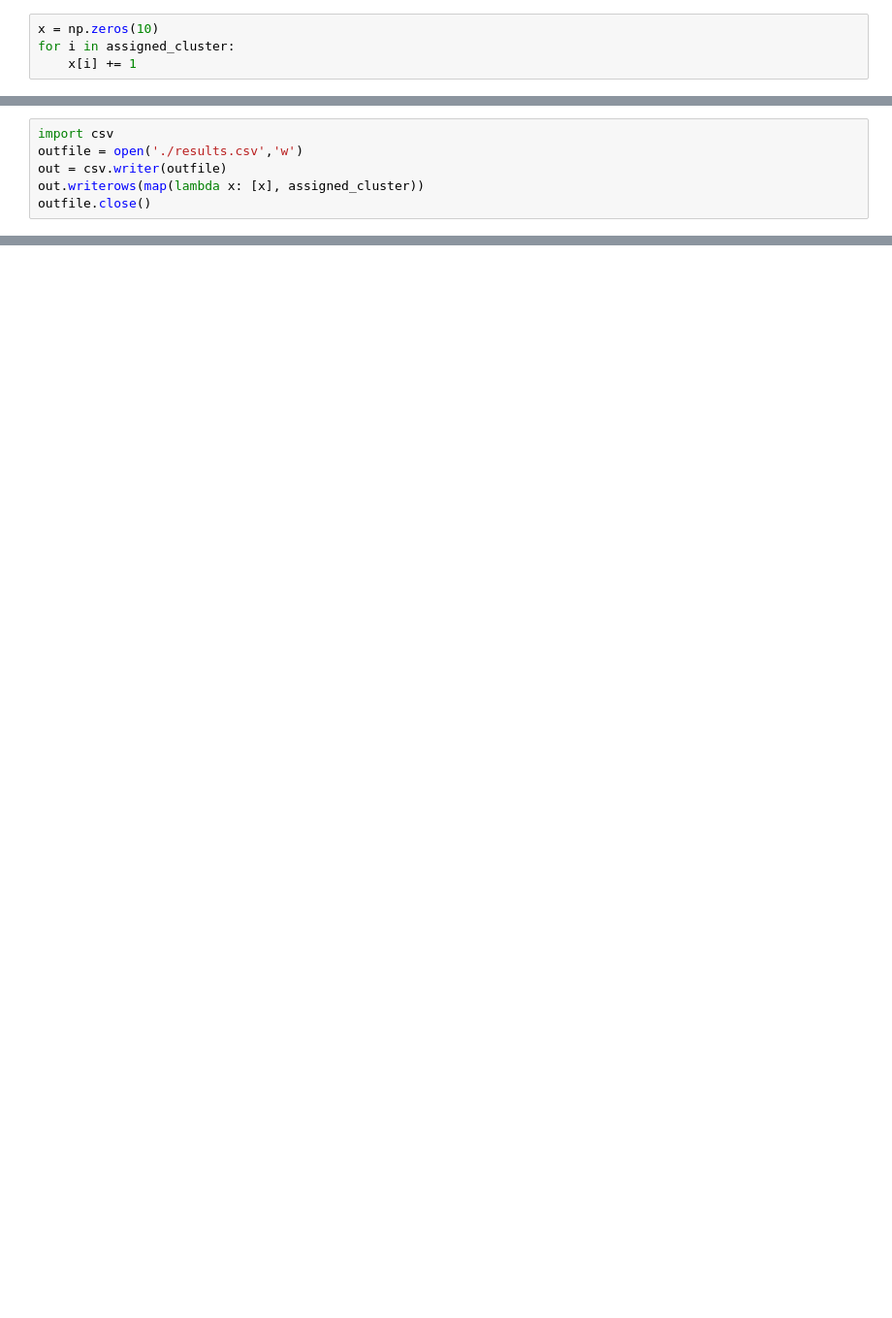
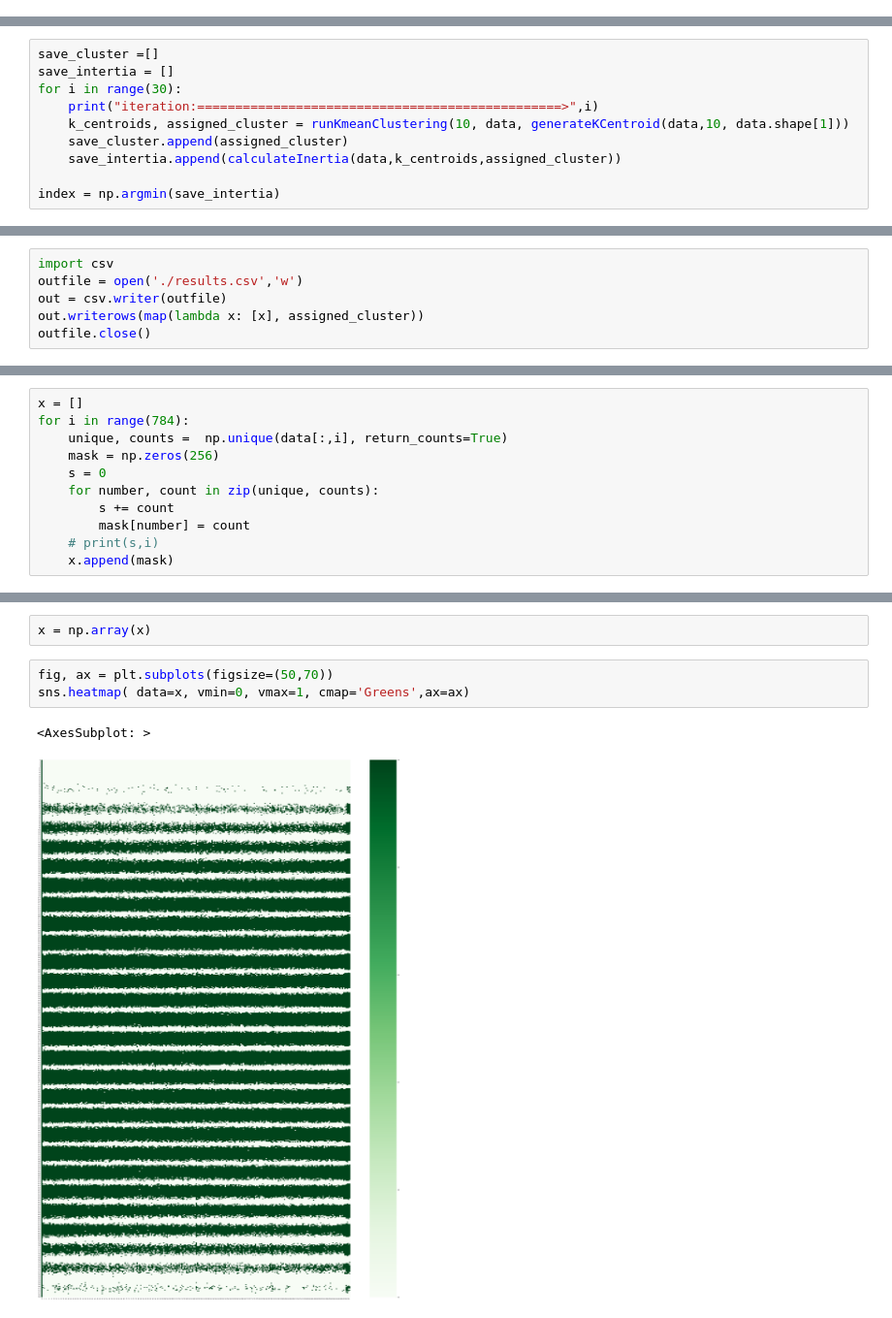
Before and after one commit to bhaba-ranjan/clustering, a Jupyter notebook: k-means.ipynb, the cells around one changed output, grey strips where cells are left out. Shown at 97% size. Saved outputs shown, nothing was run; the diff lists cells and outputs as text; blank space fills up the shorter version.

Commit message:
fix: k-means clustering

```diff
--- a/k-means.ipynb
+++ b/k-means.ipynb
@@ -97,4 +112,0 @@ cluster does not have any data points:  1
-# %%
-x = np.zeros(10)
-for i in assigned_cluster:
-    x[i] += 1
@@ -102,0 +113,10 @@ assigned_cluster += 1
+# %%
+save_cluster =[]
+save_intertia = []
+for i in range(30):
+    print("iteration:================================================>",i)
+    k_centroids, assigned_cluster = runKmeanClustering(10, data, generateKCentroid(data,10, data.shape[1]))
+    save_cluster.append(assigned_cluster)
+    save_intertia.append(calculateInertia(data,k_centroids,assigned_cluster))
+
+index = np.argmin(save_intertia)
@@ -112,0 +189,11 @@ outfile.close()
+# %%
+x = []
+for i in range(784):
+    unique, counts =  np.unique(data[:,i], return_counts=True)
+    mask = np.zeros(256)
+    s = 0
+    for number, count in zip(unique, counts):
+        s += count
+        mask[number] = count
+    # print(s,i)
+    x.append(mask)
@@ -112,0 +205,8 @@ outfile.close()
+# %%
+x = np.array(x)
+# %%
+fig, ax = plt.subplots(figsize=(50,70))
+sns.heatmap( data=x, vmin=0, vmax=1, cmap='Greens',ax=ax)
+# %% [output]
+<AxesSubplot: >
+[figure, added]
```
Also changed, not shown: parts of 37 cells of this notebook.
